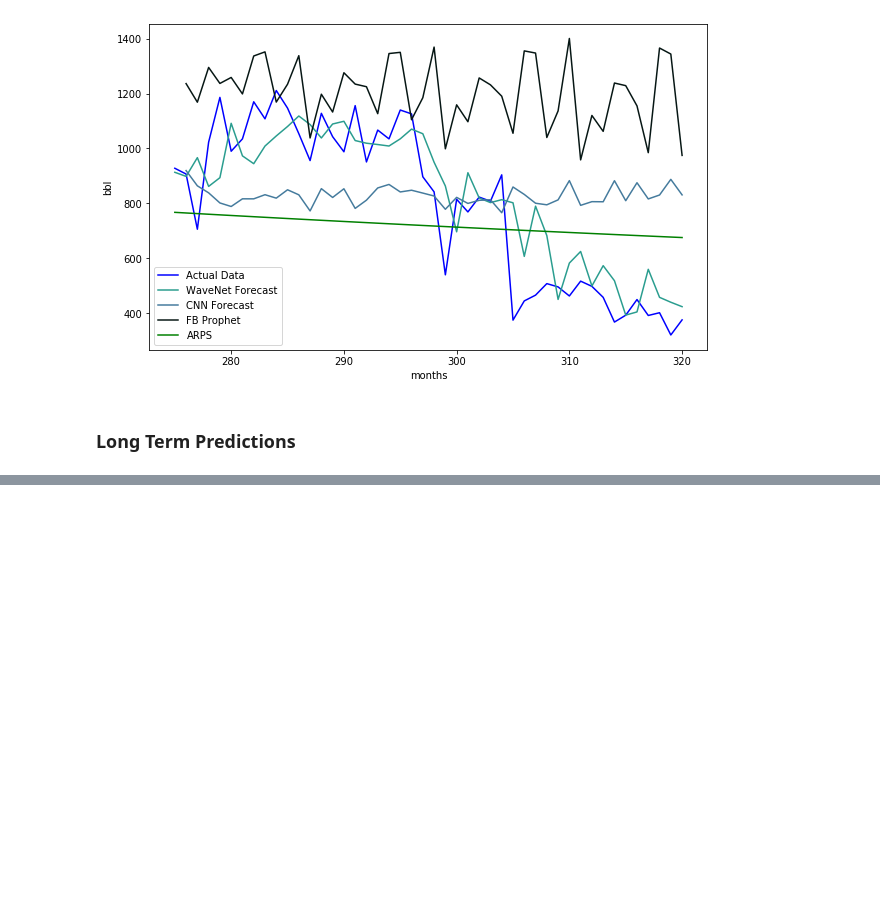
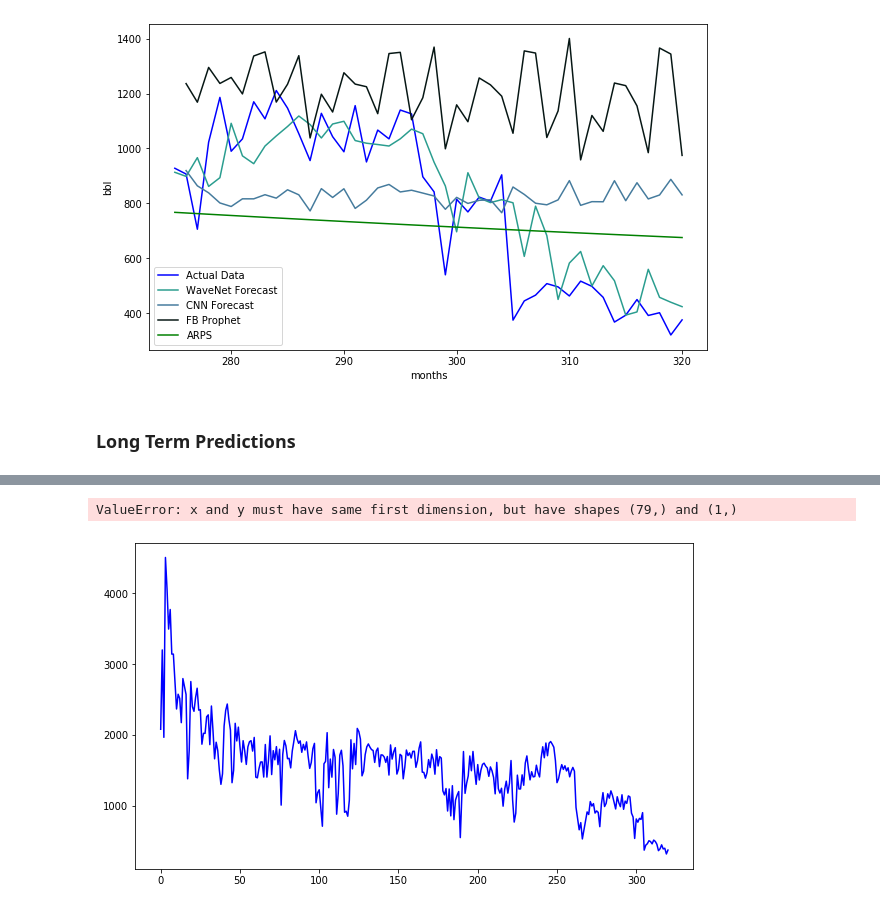
Before and after one commit to PrestonBlackburn/Decline-Curve-Analysis, a Jupyter notebook: Conv Net For Time Series.ipynb, the cells around one changed output, grey strips where cells are left out. Drawn from its saved outputs; the diff is of its cells as text; code cells hidden in the pictures; blank space fills up the shorter version.

```diff
--- a/Conv Net For Time Series.ipynb
+++ b/Conv Net For Time Series.ipynb
@@ -685,3 +705,17 @@ ARPS:  MAE:  422.2191491116157
 [figure]
 # %% [markdown]
 ### Long Term Predictions
+# %%
+future_pred = np.array(range(0,400))
+ARPS_future = Hyperbolic(future_pred, *constrained_vars)
+# %%
+df = pd.DataFrame()
+df['ds'] = fb_date_train
+confidence = 0.95
+df['y'] = x_train
+df2 = df[['ds','y']]
+m = Prophet(interval_width = confidence, changepoint_prior_scale = 0.05)
+m.fit(df2)
+future = m.make_future_dataframe(periods=(400-321), freq = 'M')
+future['cap'] = 1.0
+forecast_2 = m.predict(future)
@@ -687,0 +725,3 @@ ARPS:  MAE:  422.2191491116157
+# %%
+fb_prediction_vals_2 = forecast_2['yhat'].values
+fb_validation_2 = fb_prediction_vals_2[split_time:]
@@ -687,0 +730,5 @@ ARPS:  MAE:  422.2191491116157
+# %%
+wave_forecast2 = model_forecast(model, future_pred[..., np.newaxis], window_size)
+print(wave_forecast2)
+wave_forecast2 = wave_forecast2[split_time - window_size:-1, -1, 0]
+print(len(wave_forecast2))
@@ -687,0 +753,24 @@ ARPS:  MAE:  422.2191491116157
+# %%
+plt.figure(figsize=(10, 6))
+
+
+plt.plot(time, series, label = "Actual Data", color="Blue")
+
+
+plt.plot(range(321,400), wave_forecast2, label="WaveNet Forecast", color="#2a9d8f")
+Wave_RMSE, Wave_MAE = stats(future_pred, wave_forecast2, 'WaveCNN: ')
+
+plt.plot(xhat, fb_validation_2, 'r-', label='FB Prophet', color = "#061614")
+FB_MSE, FB_MAE = stats(xhat, fb_validation_2, 'FB: ')
+
+plt.plot(time_future, ARPS_future, label="ARPS", color="g")
+ARPS_MSE, ARPS_MAE = stats(time_future, ARPS_future, 'ARPS: ')
+
+
+plt.xlabel('months')
+plt.ylabel('bbl')
+plt.legend()
+plt.show()
+# %% [output]
+ValueError: x and y must have same first dimension, but have shapes (79,) and (1,)
+[figure, added]
```
Also changed, not shown: parts of 4 cells of this notebook.
